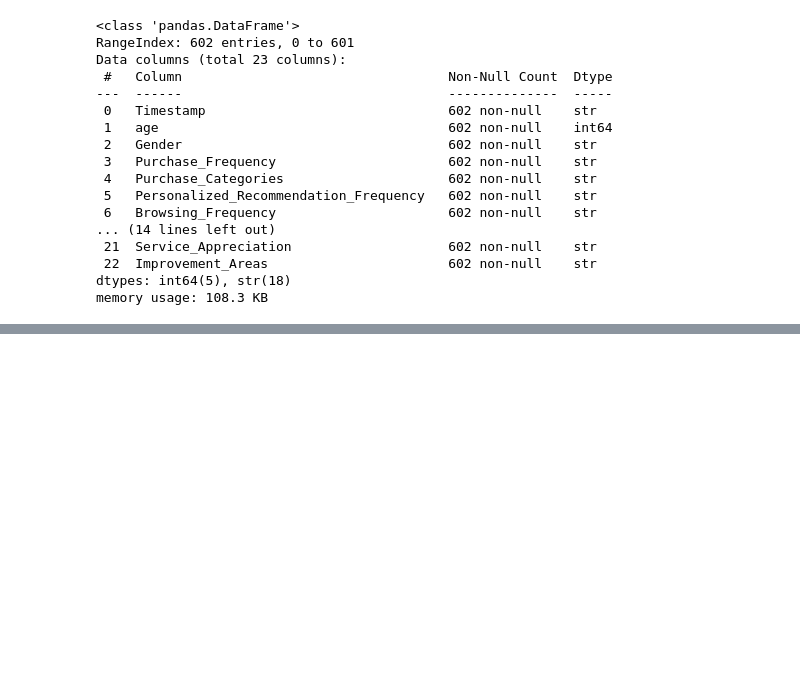
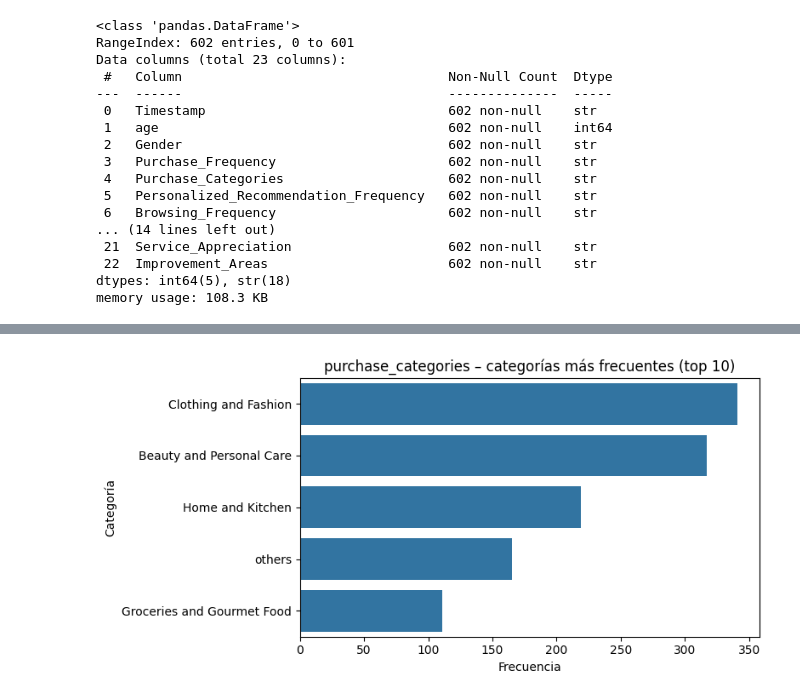
Before and after one commit to Paula-02/EDA_ClientesAmazon, a Jupyter notebook: src/notebooks/1_exploring_dataset.ipynb, the cells around one changed output, grey strips where cells are left out. Saved outputs shown, nothing was run; the diff lists cells and outputs as text; code cells hidden in the pictures; blank space fills up the shorter version.

```diff
--- a/src/notebooks/1_exploring_dataset.ipynb
+++ b/src/notebooks/1_exploring_dataset.ipynb
@@ -109,0 +382,14 @@ lista
+# %%
+multi_col = "purchase_categories"
+
+cats_series = (
+    df[multi_col]
+      .dropna()
+      .str.split(";", expand=True)
+      .stack()
+      .str.strip()
+)
+
+cats_series.name = "category_item"
+
+cats_series.value_counts().head(20)
@@ -109,0 +416,16 @@ lista
+# %%
+top_n = 10
+top_labels = cats_series.value_counts().head(top_n).index.tolist()
+
+plt.figure(figsize=(8, 4))
+sns.countplot(
+    y=cats_series,
+    order=top_labels
+)
+plt.title(f"{multi_col} – categorías más frecuentes (top {top_n})")
+plt.xlabel("Frecuencia")
+plt.ylabel("Categoría")
+plt.tight_layout()
+plt.show()
+# %% [output]
+[figure, added]
```
Also changed, not shown: parts of 36 cells of this notebook, 2 other files.
